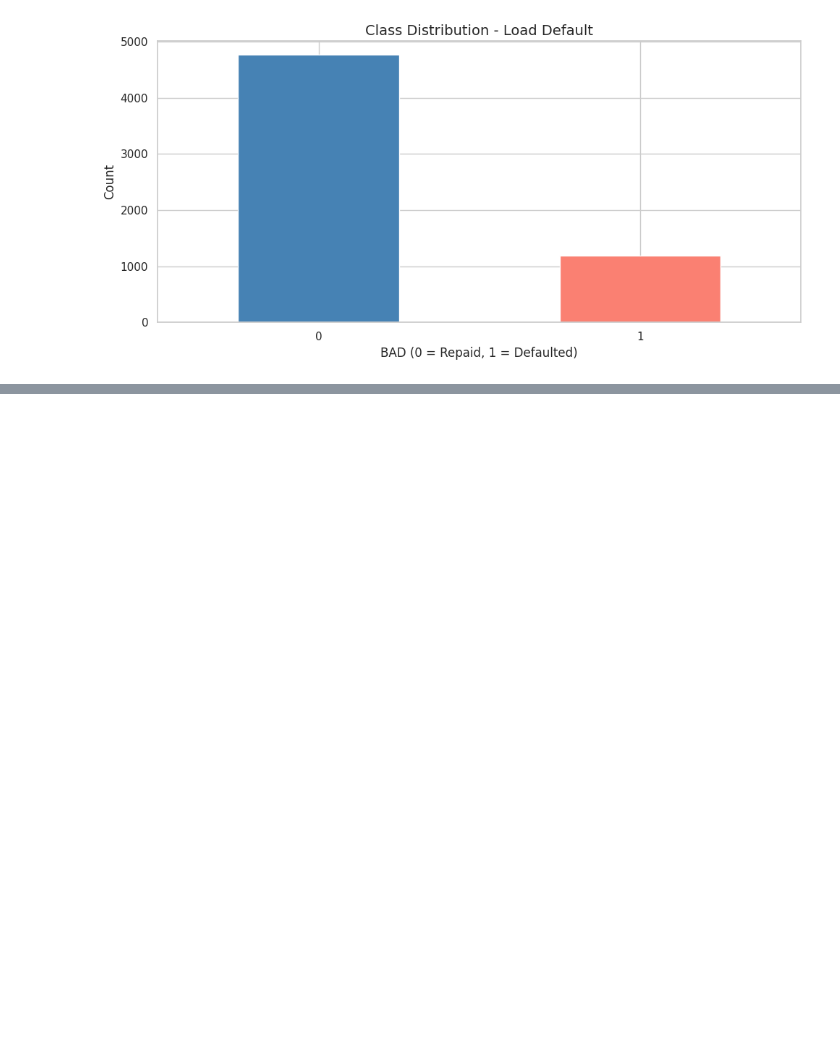
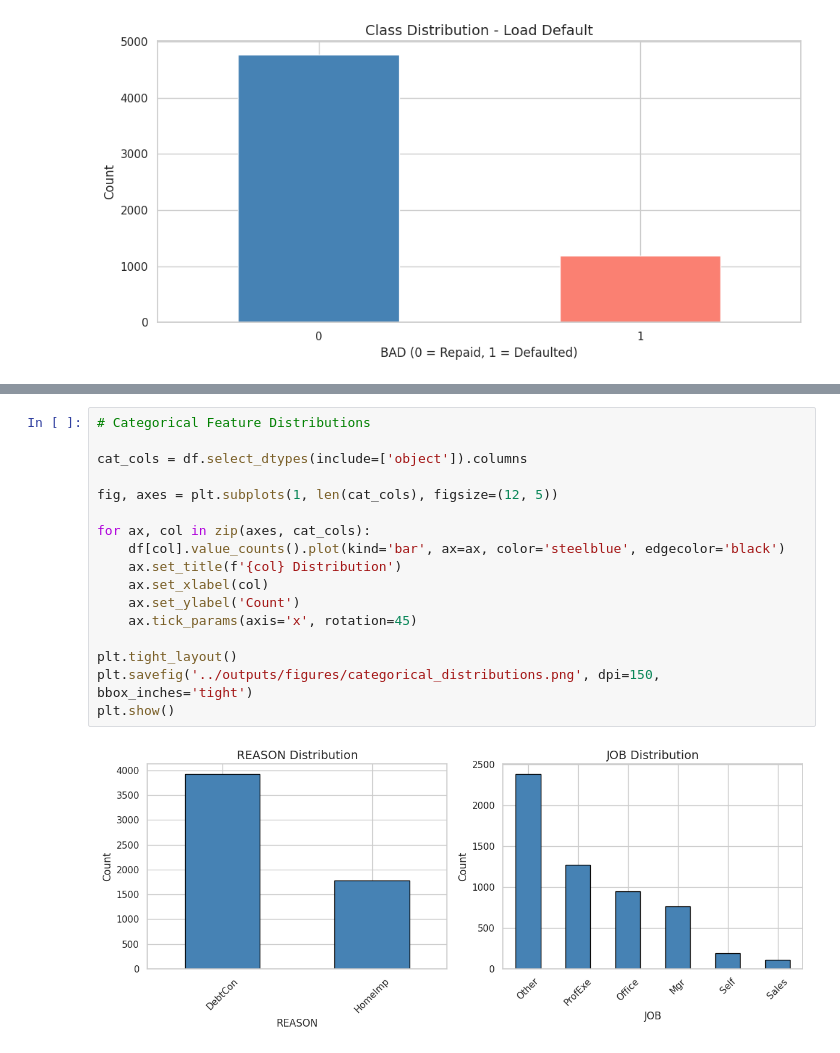
Before and after one commit to NewManRising/the-builder-forge, a Jupyter notebook: projects/home-loan-default/notebooks/home_loan.ipynb, the cells around one changed output, grey strips where cells are left out. Cells and saved outputs as stored; diff of their text form; blank space fills up the shorter version.

```diff
--- a/projects/home-loan-default/notebooks/home_loan.ipynb
+++ b/projects/home-loan-default/notebooks/home_loan.ipynb
@@ -172,0 +201,19 @@ Name: proportion, dtype: float64
+# %%
+# Categorical Feature Distributions
+
+cat_cols = df.select_dtypes(include=['object']).columns
+
+fig, axes = plt.subplots(1, len(cat_cols), figsize=(12, 5))
+
+for ax, col in zip(axes, cat_cols):
+    df[col].value_counts().plot(kind='bar', ax=ax, color='steelblue', edgecolor='black')
+    ax.set_title(f'{col} Distribution')
+    ax.set_xlabel(col)
+    ax.set_ylabel('Count')
+    ax.tick_params(axis='x', rotation=45)
+
+plt.tight_layout()
+plt.savefig('../outputs/figures/categorical_distributions.png', dpi=150, bbox_inches='tight')
+plt.show()
+# %% [output]
+[figure, added]
```
Also changed, not shown: parts of 2 cells of this notebook, 2 other files.
